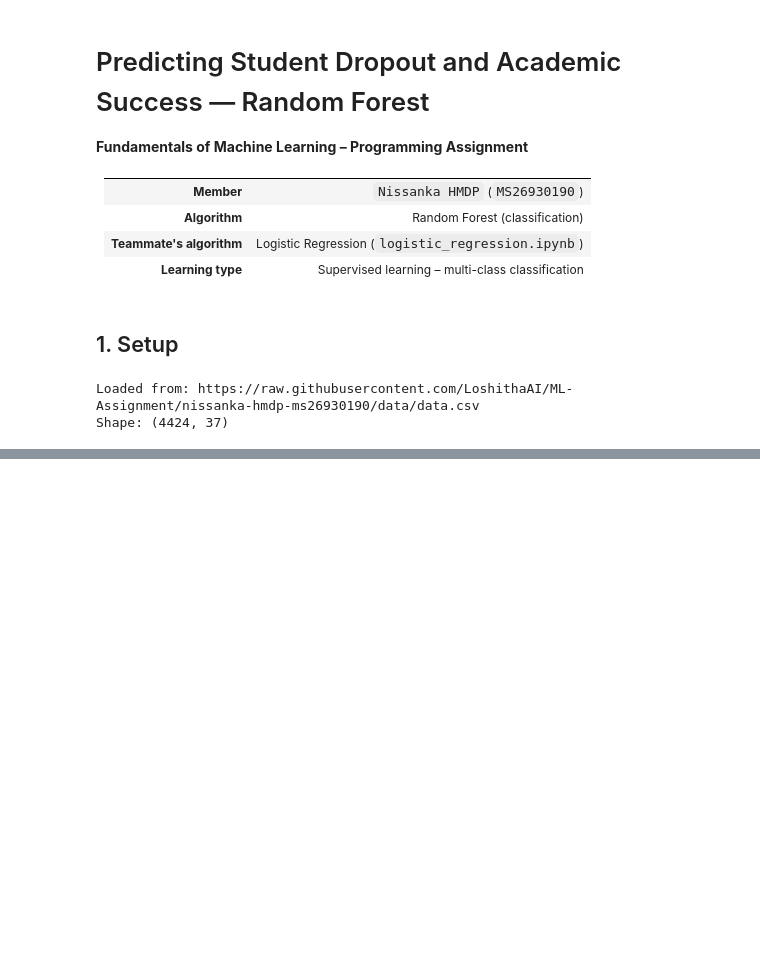
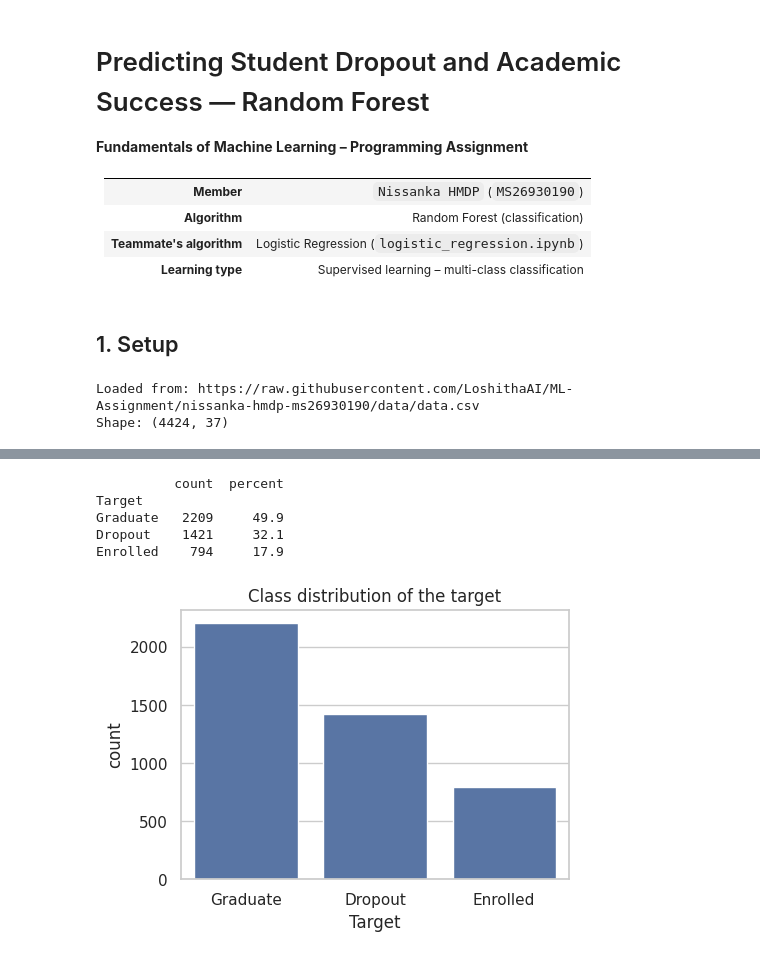
Before and after one commit to LoshithaAI/ML-Assignment, a Jupyter notebook: notebooks/random_forest.ipynb, the cells around one changed output, grey strips where cells are left out. Cells and saved outputs as stored; diff of their text form; code cells hidden in the pictures; blank space fills up the shorter version.

```diff
--- a/notebooks/random_forest.ipynb
+++ b/notebooks/random_forest.ipynb
@@ -70,0 +119,16 @@ Shape: (4424, 37)
+# %%
+# Class distribution of the target
+counts = df["Target"].value_counts()
+print(pd.DataFrame({"count": counts, "percent": (counts / len(df) * 100).round(1)}))
+
+plt.figure(figsize=(5, 3.5))
+sns.countplot(data=df, x="Target", order=counts.index)
+plt.title("Class distribution of the target")
+plt.show()
+# %% [output]
+          count  percent
+Target
+Graduate   2209     49.9
+Dropout    1421     32.1
+Enrolled    794     17.9
+[figure, added]
```
Also changed, not shown: parts of 4 cells of this notebook.
